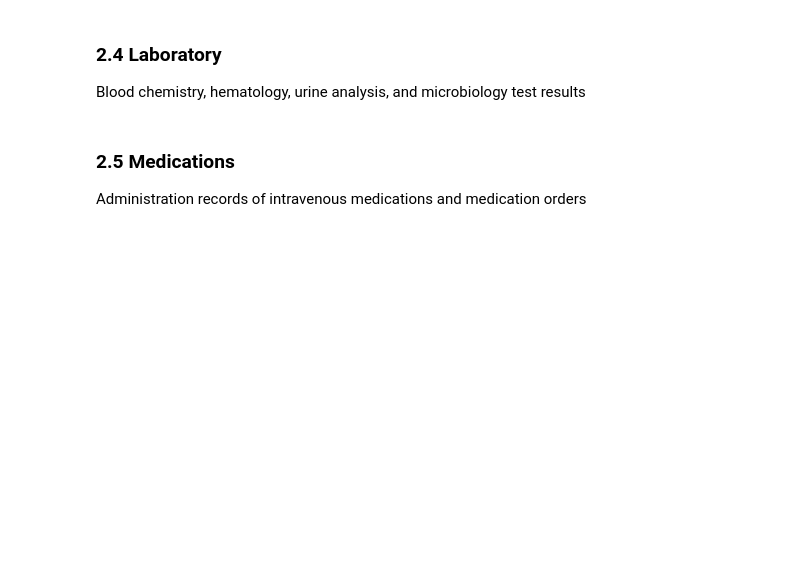
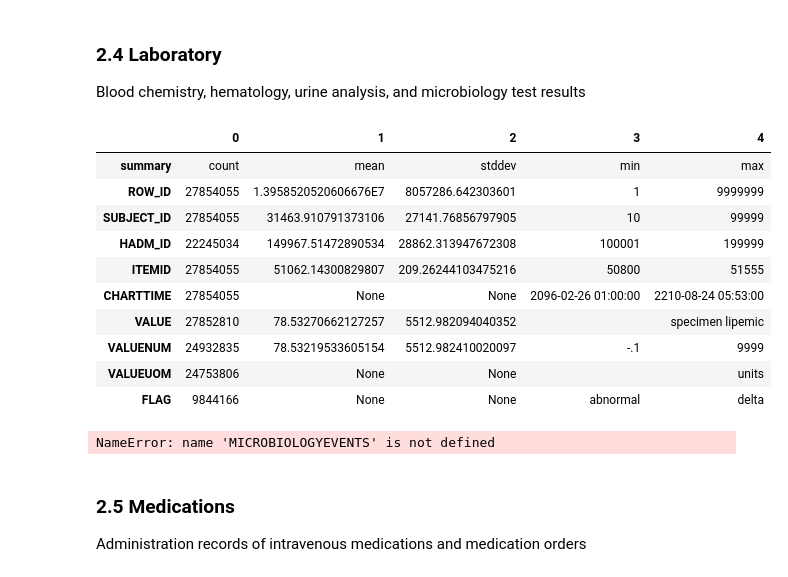
Before and after one commit to gauravkdesai/MIDS-W210-Medical_Insurance_Payment_Assistant, a Jupyter notebook: 01_MIMIC_EDA.ipynb, the cells around one changed output. Cells and saved outputs as stored; diff of their text form; code cells hidden in the pictures; blank space fills up the shorter version.

```diff
--- a/01_MIMIC_EDA.ipynb
+++ b/01_MIMIC_EDA.ipynb
@@ -481,6 +630,24 @@ There are 2,032 distinct types of procedures and 240,095 administrations in the
 # %% [markdown]
 ### 2.4 Laboratory
 Blood chemistry, hematology, urine analysis, and microbiology test results
+# %%
+LABEVENTS_DF.describe().toPandas().T
+# %% [output]
+|  | 0 | 1 | 2 | 3 | 4 |
+| summary | count | mean | stddev | min | max |
+| ROW_ID | 27854055 | 1.3958520520606676E7 | 8057286.642303601 | 1 | 9999999 |
+| SUBJECT_ID | 27854055 | 31463.910791373106 | 27141.76856797905 | 10 | 99999 |
+| HADM_ID | 22245034 | 149967.51472890534 | 28862.313947672308 | 100001 | 199999 |
+| ITEMID | 27854055 | 51062.14300829807 | 209.26244103475216 | 50800 | 51555 |
+| CHARTTIME | 27854055 | None | None | 2096-02-26 01:00:00 | 2210-08-24 05:53:00 |
+| VALUE | 27852810 | 78.53270662127257 | 5512.982094040352 |  | specimen lipemic |
+| VALUENUM | 24932835 | 78.53219533605154 | 5512.982410020097 | -.1 | 9999 |
+| VALUEUOM | 24753806 | None | None |  | units |
+| FLAG | 9844166 | None | None | abnormal | delta |
+# %%
+MICROBIOLOGYEVENTS.describe().toPandas().T
+# %% [output]
+NameError: name 'MICROBIOLOGYEVENTS' is not defined
 # %% [markdown]
 ### 2.5 Medications
 Administration records of intravenous medications and medication orders
```
Also changed, not shown: parts of 56 cells of this notebook.
